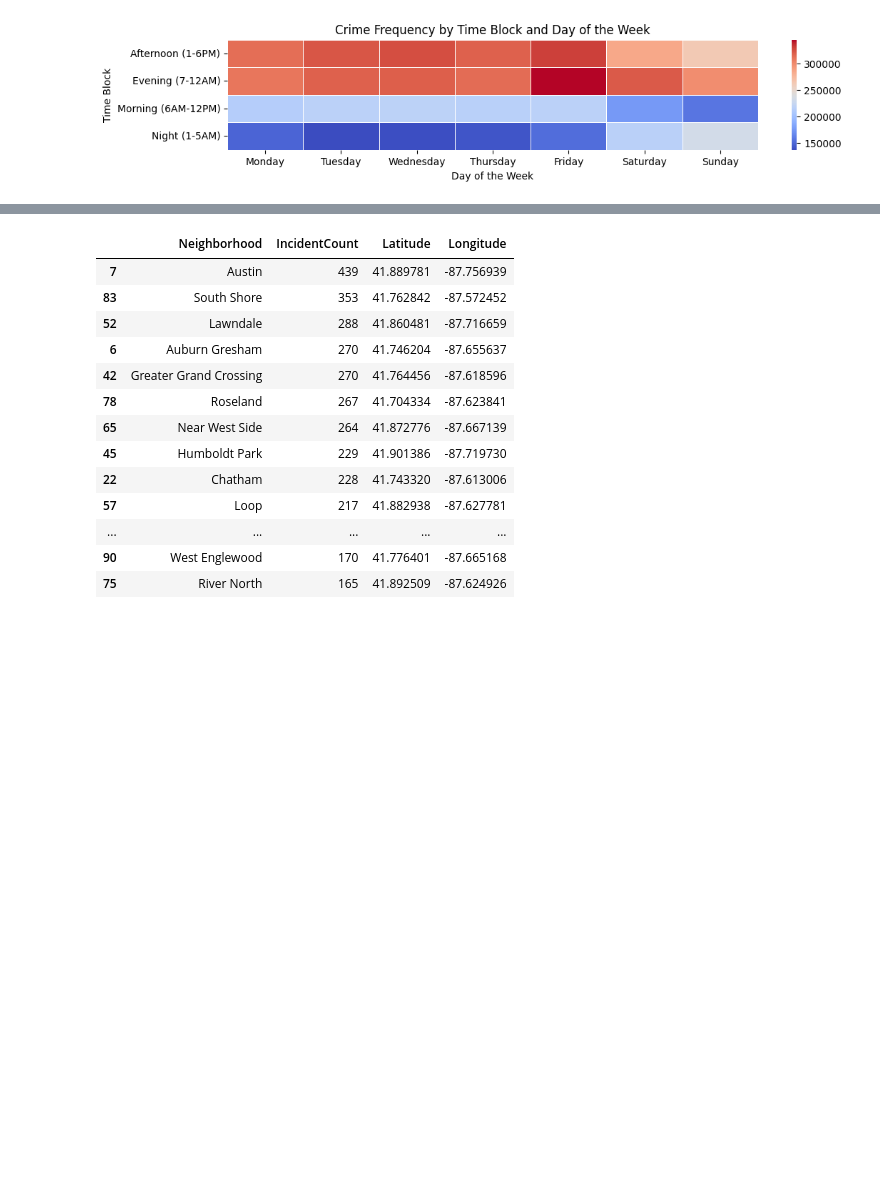
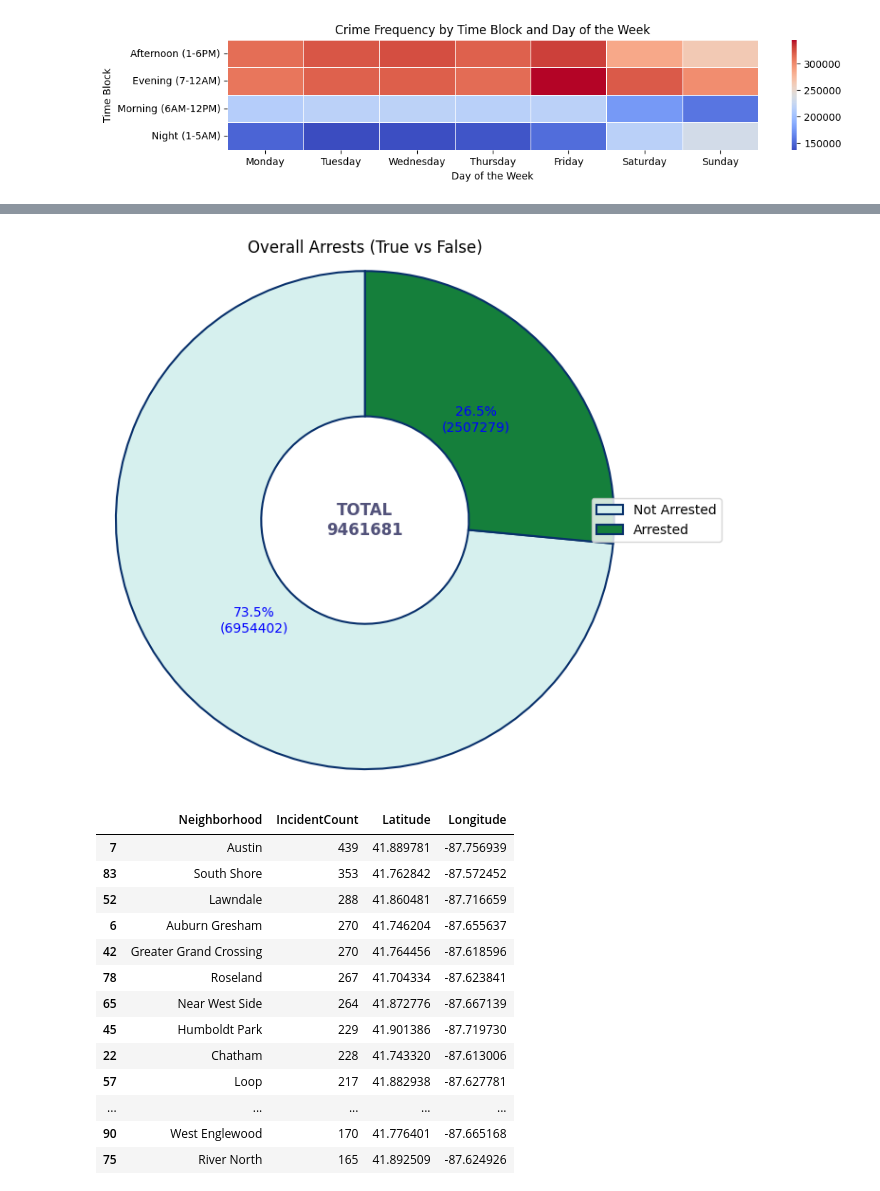
Before and after one commit to wxbrianj/dataviz, a Jupyter notebook: Visualizing Chicago Crime patterns.ipynb, the cells around one changed output, grey strips where cells are left out. Cells and saved outputs as stored; diff of their text form; code cells hidden in the pictures; blank space fills up the shorter version.

```diff
--- a/Visualizing Chicago Crime patterns.ipynb
+++ b/Visualizing Chicago Crime patterns.ipynb
@@ -253,0 +293,33 @@ plt.show()
+# %%
+def label(pct, allvals):
+    absolute = int(pct/100.*np.sum(allvals))
+    return "{:.1f}%\n({:d})".format(pct, absolute)
+
+arrest_counts = df['Arrest'].value_counts()
+
+sizes = [arrest_counts[False], arrest_counts[True]]
+
+colors = plt.get_cmap('BuGn')(np.linspace(0.2, 0.8, 2))
+
+fig, ax = plt.subplots(figsize=(7, 6))
+wedges, texts, autotexts = ax.pie(sizes,
+                                   autopct=lambda pct: label(pct, sizes),
+                                   radius=1.2,
+                                   colors=colors,
+                                   startangle=90,
+                                   textprops=dict(color="blue"),
+                                   wedgeprops=dict(width=0.7, edgecolor=(8/255, 48/255, 107/255), linewidth=1.5))
+
+ax.legend(wedges, ['Not Arrested', 'Arrested'],
+          loc='center right',
+          bbox_to_anchor=(0.7, 0, 0.5, 1))
+
+ax.text(0, 0, 'TOTAL\n{}'.format(df['Arrest'].count()),
+        weight='bold', size=12, color='#52527a',
+        ha='center', va='center')
+
+ax.set_title("Overall Arrests (True vs False)", color="black")
+plt.tight_layout()
+plt.show()
+# %% [output]
+[figure, added]
```
Also changed, not shown: parts of 22 cells of this notebook.
